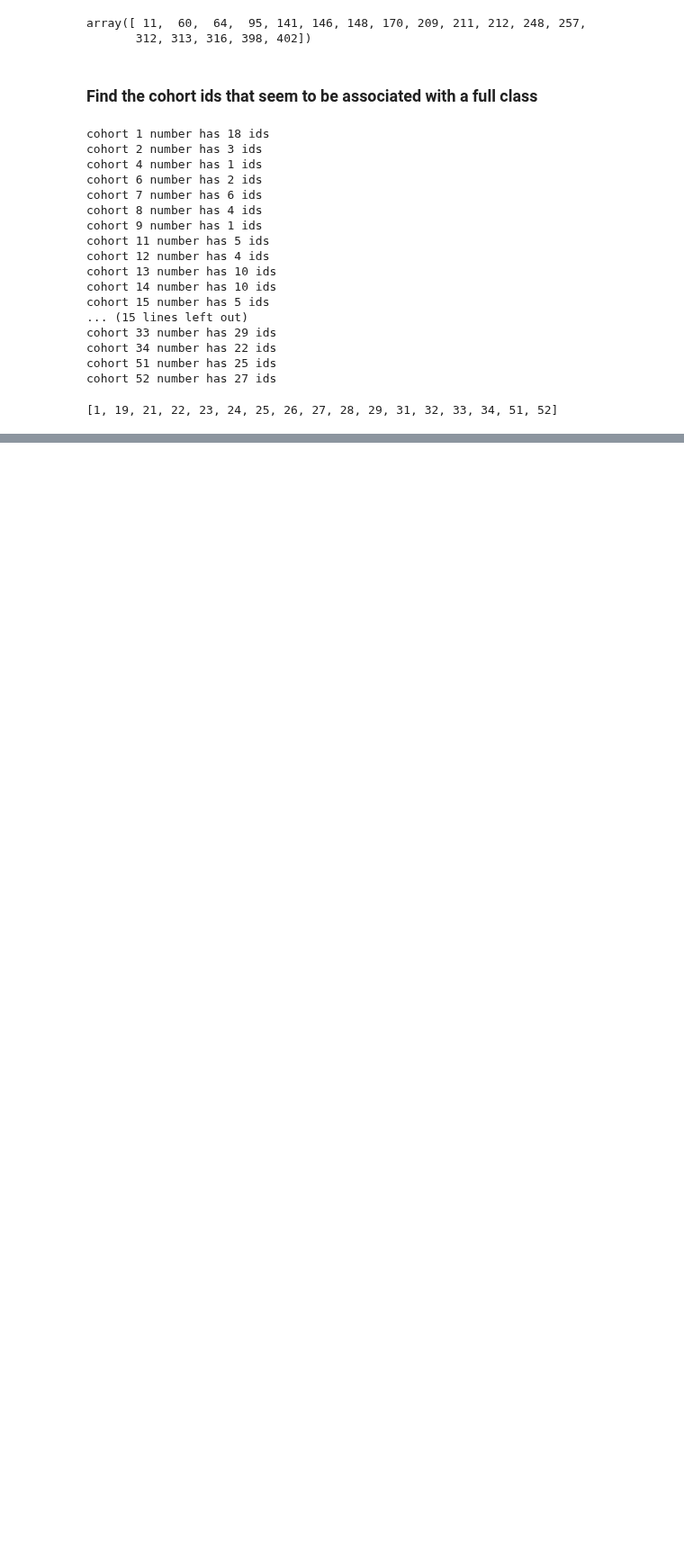
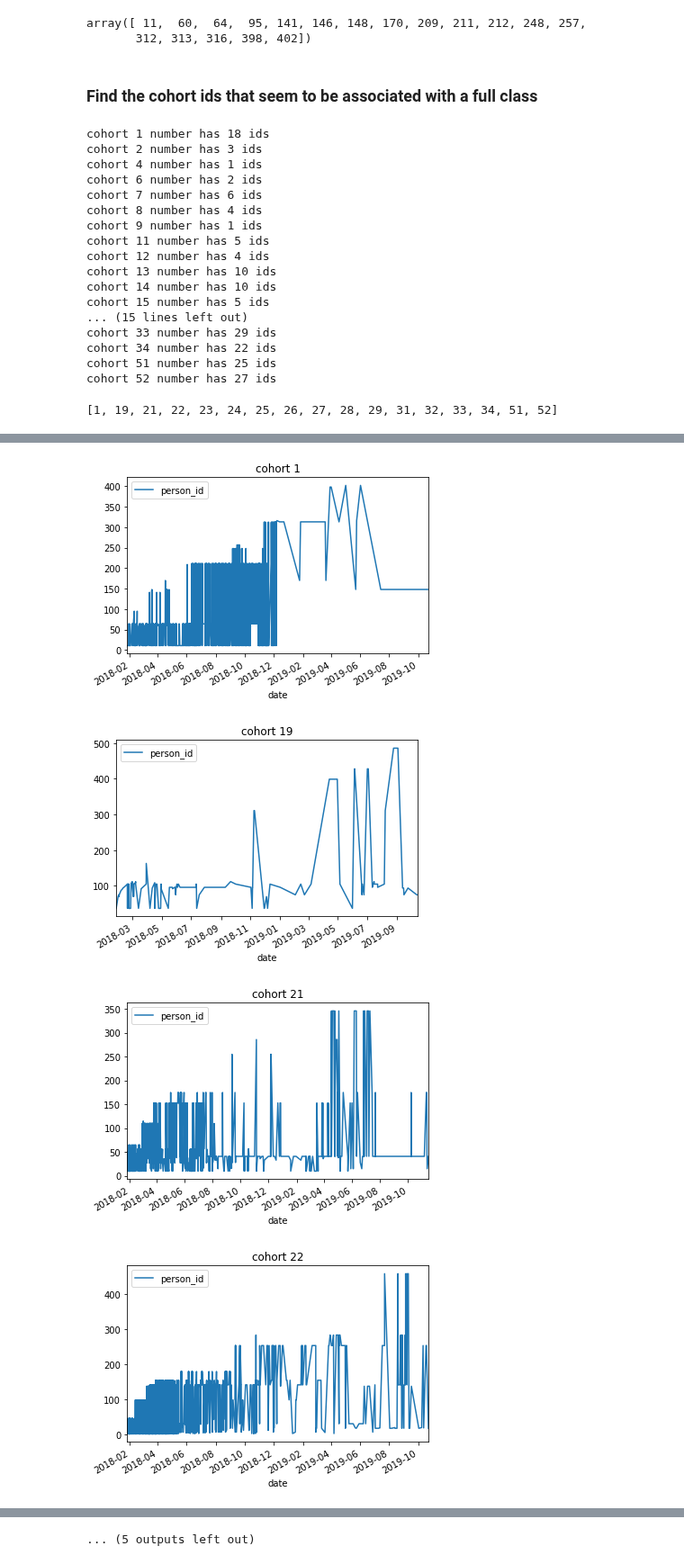
Before and after one commit to misty-garcia/ds-methodologies-exercises, a Jupyter notebook: anomaly_detection/time_series_anomaly_detection.ipynb, the cells around one changed output, grey strips where cells are left out. Shown at 90% size. Drawn from its saved outputs; the diff is of its cells as text; code cells hidden in the pictures; blank space fills up the shorter version.

```diff
--- a/anomaly_detection/time_series_anomaly_detection.ipynb
+++ b/anomaly_detection/time_series_anomaly_detection.ipynb
@@ -499,0 +548,10 @@ cohort_w_students
+# %%
+for x in cohort_w_students:
+    df [df.cohort_id == x].drop("cohort_id",axis=1).reset_index().plot(x="date")
+    plt.title("cohort {}".format(x))
+    plt.show()
+# %% [output]
+[figure, added]
+[figure, added]
+[figure, added]
+[figure, added]
@@ -499,0 +566 @@ cohort_w_students
+... (5 outputs left out)
```
Also changed, not shown: parts of 10 cells of this notebook.
